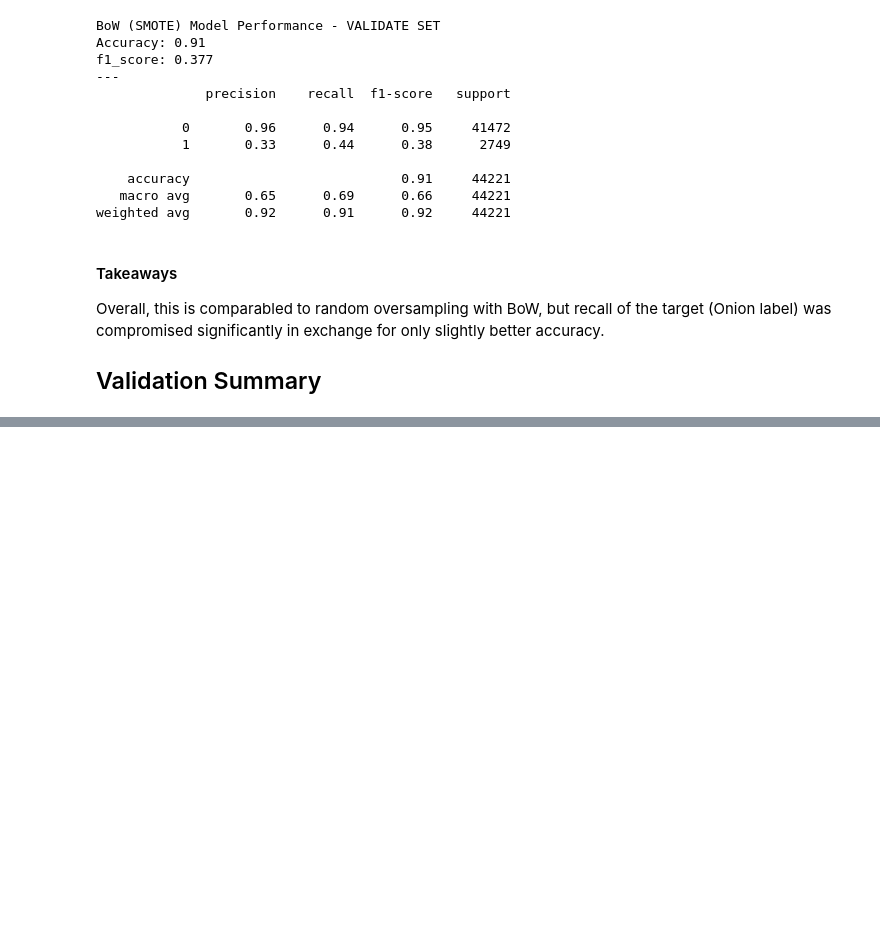
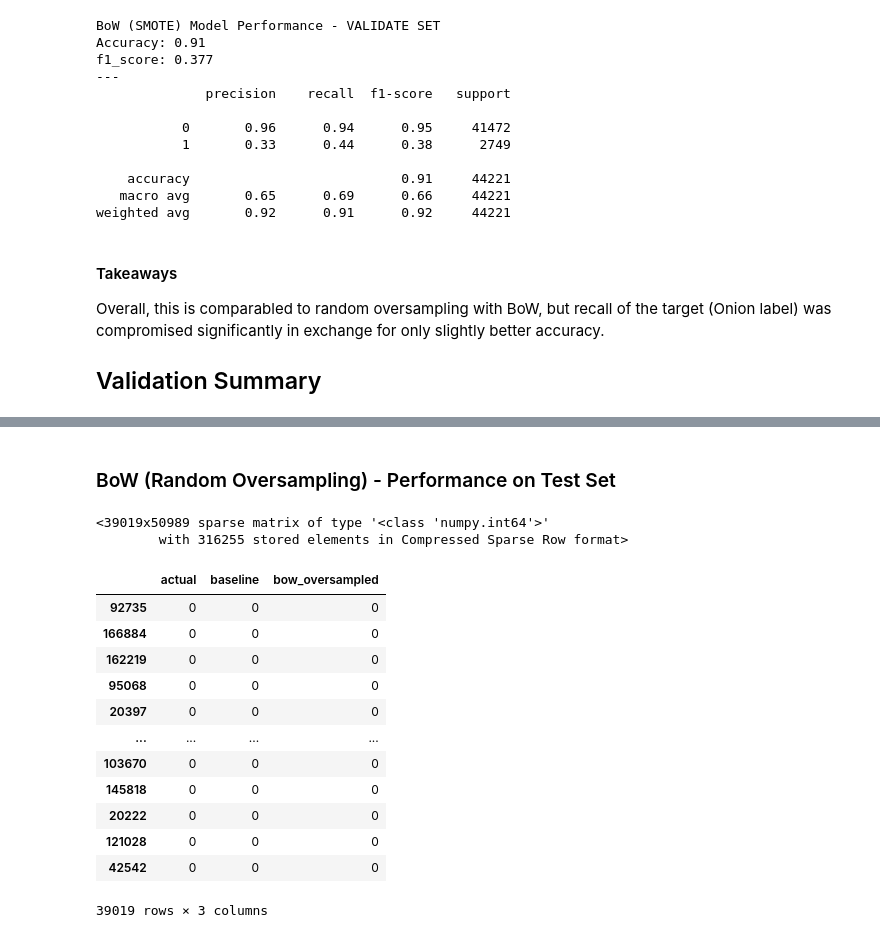
Before and after one commit to adam-gomez/finding-fake-news, a Jupyter notebook: walkthrough.ipynb, the cells around one changed output, grey strips where cells are left out. Saved outputs shown, nothing was run; the diff lists cells and outputs as text; code cells hidden in the pictures; blank space fills up the shorter version.

```diff
--- a/walkthrough.ipynb
+++ b/walkthrough.ipynb
@@ -2334,0 +2346,6 @@ validate_summary = {'Baseline': [baseline_accuracy_original, baseline_f1_score_o
+# %%
+# Setting up prediction dataframe
+test_results = pd.DataFrame(dict(actual=y_test))
+# %%
+test_results['baseline'] = 0
+test_results.head()
@@ -2334,0 +2389,27 @@ validate_summary = {'Baseline': [baseline_accuracy_original, baseline_f1_score_o
+# %% [markdown]
+### BoW (Random Oversampling) - Performance on Test Set
+# %%
+# Vectorize X_test text data
+# Pass the test set clean headlines into the .transform method of the BoW model developed during train
+X_test_bow = bow_vectorizer_oversampled.transform(test.clean)
+X_test_bow
+# %% [output]
+<39019x50989 sparse matrix of type '<class 'numpy.int64'>'
+        with 316255 stored elements in Compressed Sparse Row format>
+# %%
+test_results['bow_oversampled'] = logit_bow_oversampled.predict(X_test_bow)
+test_results
+# %% [output]
+|  | actual | baseline | bow_oversampled |
+| 92735 | 0 | 0 | 0 |
+| 166884 | 0 | 0 | 0 |
+| 162219 | 0 | 0 | 0 |
+| 95068 | 0 | 0 | 0 |
+| 20397 | 0 | 0 | 0 |
+| ... | ... | ... | ... |
+| 103670 | 0 | 0 | 0 |
+| 145818 | 0 | 0 | 0 |
+| 20222 | 0 | 0 | 0 |
+| 121028 | 0 | 0 | 0 |
+| 42542 | 0 | 0 | 0 |
+39019 rows × 3 columns
```
Also changed, not shown: parts of 29 cells of this notebook.
